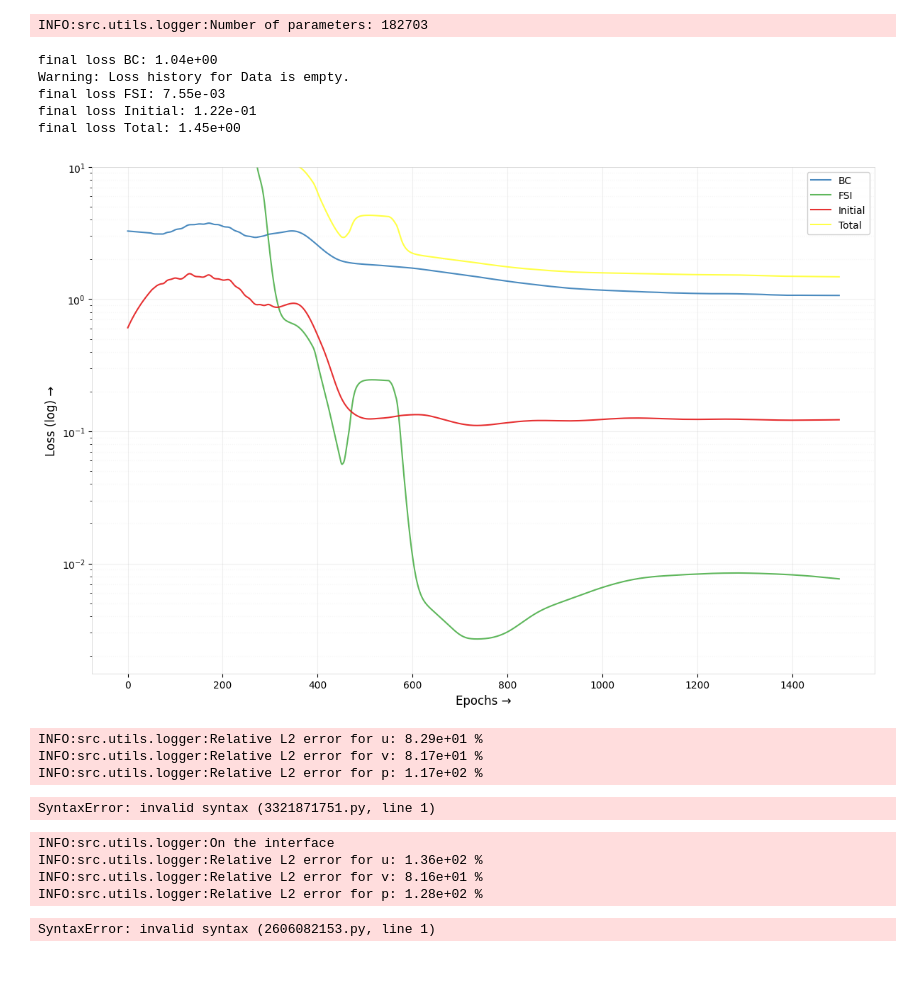
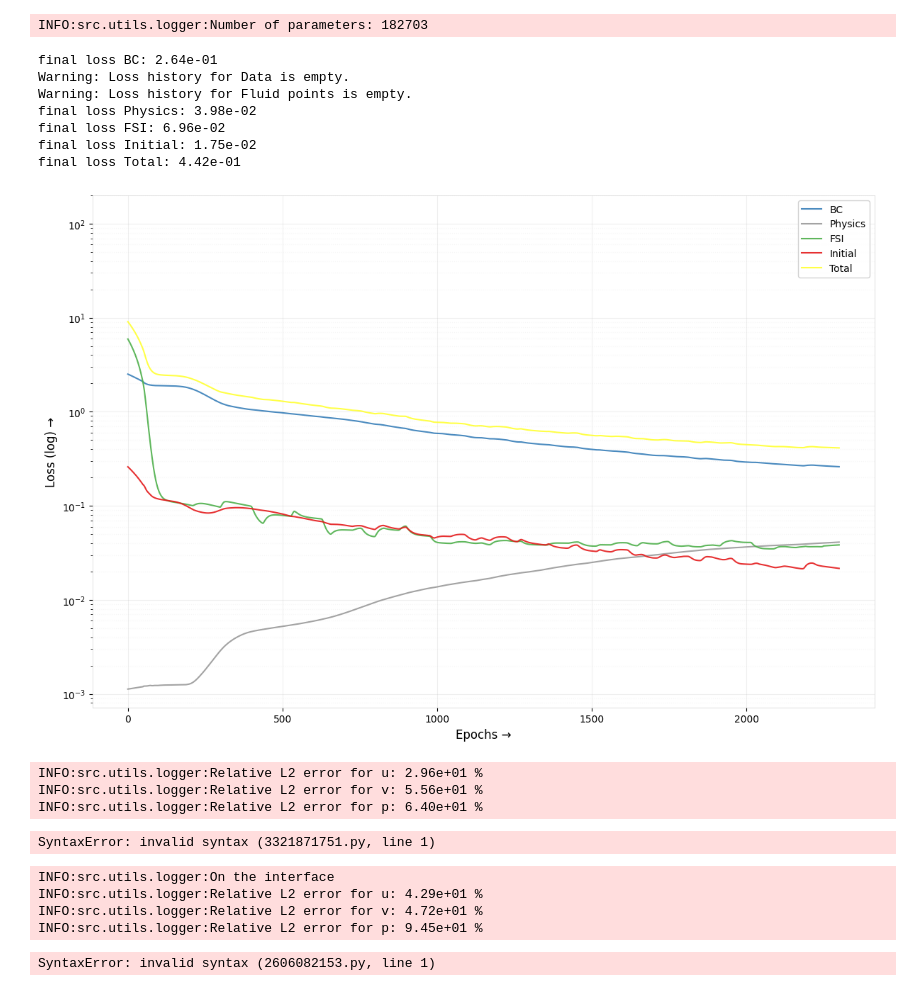
Before and after one commit to afrah/pinn_fsi_ibm, a Jupyter notebook: src/notebook/m1_testing.ipynb, the cells around one changed output. Saved outputs shown, nothing was run; the diff lists cells and outputs as text; code cells hidden in the pictures.

```diff
--- a/src/notebook/m1_testing.ipynb
+++ b/src/notebook/m1_testing.ipynb
@@ -74,7 +74,7 @@ config = {
 INFO:src.utils.logger:./checkpoints/testing/2025-08-17_08-47-01-989479
 GPU memory cleared!
 # %%
-model_path = "./checkpoints/2025-08-17_02-18-09-787204/model.pth"#"./checkpoints/2025-08-17_00-29-12-363506/model.pth"#"./checkpoints/2025-08-17_00-25-12-195486/model.pth"#"./checkpoints/2025-08-16_18-14-52-209563/model.pth"#"./checkpoints/2025-08-15_19-40-16-627572/model.pth" #./checkpoints/2025-08-15_14-35-00-873250/model.pth
+model_path = "./checkpoints/2025-08-17_10-40-58-035486/model.pth"#"./checkpoints/2025-08-17_00-29-12-363506/model.pth"#"./checkpoints/2025-08-17_00-25-12-195486/model.pth"#"./checkpoints/2025-08-16_18-14-52-209563/model.pth"#"./checkpoints/2025-08-15_19-40-16-627572/model.pth" #./checkpoints/2025-08-15_14-35-00-873250/model.pth
 model_state = torch.load(model_path)
 
 if model_state["solver"] == "mlp":
@@ -95,17 +95,19 @@ INFO:src.utils.logger:Number of parameters: 182703
 # %%
 
 loss_history = model_state["loss_history"]
 
 save_path = os.path.join(logger.get_output_dir(), "loss_history_M1.png")
 
-plot_M1_loss_history(loss_history, save_path, y_max=10, y_min=0, figsize=(12, 8))
+plot_M1_loss_history(loss_history, save_path, y_max=200, y_min=0, figsize=(12, 8))
 # %% [output]
-final loss BC: 1.04e+00
+final loss BC: 2.64e-01
 Warning: Loss history for Data is empty.
-final loss FSI: 7.55e-03
-final loss Initial: 1.22e-01
-final loss Total: 1.45e+00
+Warning: Loss history for Fluid points is empty.
+final loss Physics: 3.98e-02
+final loss FSI: 6.96e-02
+final loss Initial: 1.75e-02
+final loss Total: 4.42e-01
-[figure, old version]
+[figure, new version]
 # %%
 
 
@@ -150,9 +152,9 @@ logger.print(f"Relative L2 error for u: {rel_u_l2_error:.2e} %")
 logger.print(f"Relative L2 error for v: {rel_v_l2_error:.2e} %")
 logger.print(f"Relative L2 error for p: {rel_p_l2_error:.2e} %")
 # %% [output]
-INFO:src.utils.logger:Relative L2 error for u: 8.29e+01 %
-INFO:src.utils.logger:Relative L2 error for v: 8.17e+01 %
-INFO:src.utils.logger:Relative L2 error for p: 1.17e+02 %
+INFO:src.utils.logger:Relative L2 error for u: 2.96e+01 %
+INFO:src.utils.logger:Relative L2 error for v: 5.56e+01 %
+INFO:src.utils.logger:Relative L2 error for p: 6.40e+01 %
 # %%
 INFO:src.utils.logger:Relative L2 error for u: 1.34e+01 %
 INFO:src.utils.logger:Relative L2 error for v: 2.03e+01 %
@@ -220,9 +222,9 @@ logger.print(f"Relative L2 error for v: {rel_v_l2_error:.2e} %")
 logger.print(f"Relative L2 error for p: {rel_p_l2_error:.2e} %")
 # %% [output]
 INFO:src.utils.logger:On the interface
-INFO:src.utils.logger:Relative L2 error for u: 1.36e+02 %
-INFO:src.utils.logger:Relative L2 error for v: 8.16e+01 %
-INFO:src.utils.logger:Relative L2 error for p: 1.28e+02 %
+INFO:src.utils.logger:Relative L2 error for u: 4.29e+01 %
+INFO:src.utils.logger:Relative L2 error for v: 4.72e+01 %
+INFO:src.utils.logger:Relative L2 error for p: 9.45e+01 %
 # %%
 INFO:src.utils.logger:On the interface
 INFO:src.utils.logger:Relative L2 error for u: 6.05e+00 %
```
Also changed, not shown: parts of 1 cell of this notebook, 5 other files.
